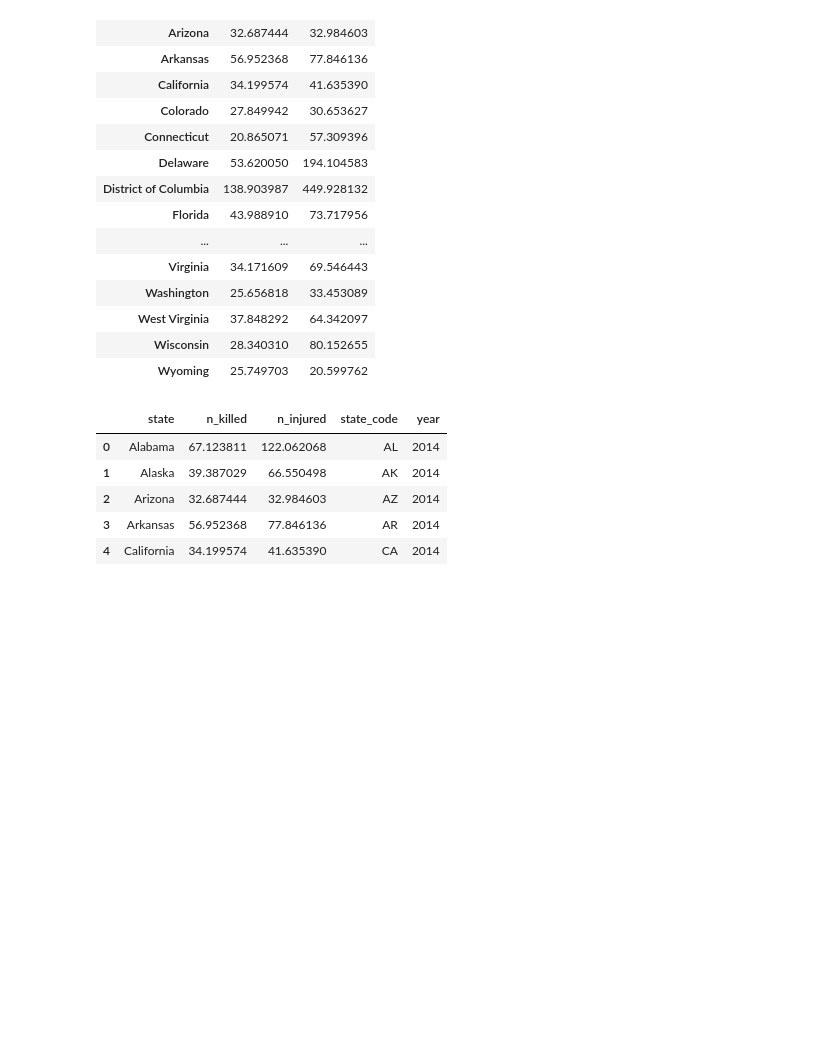
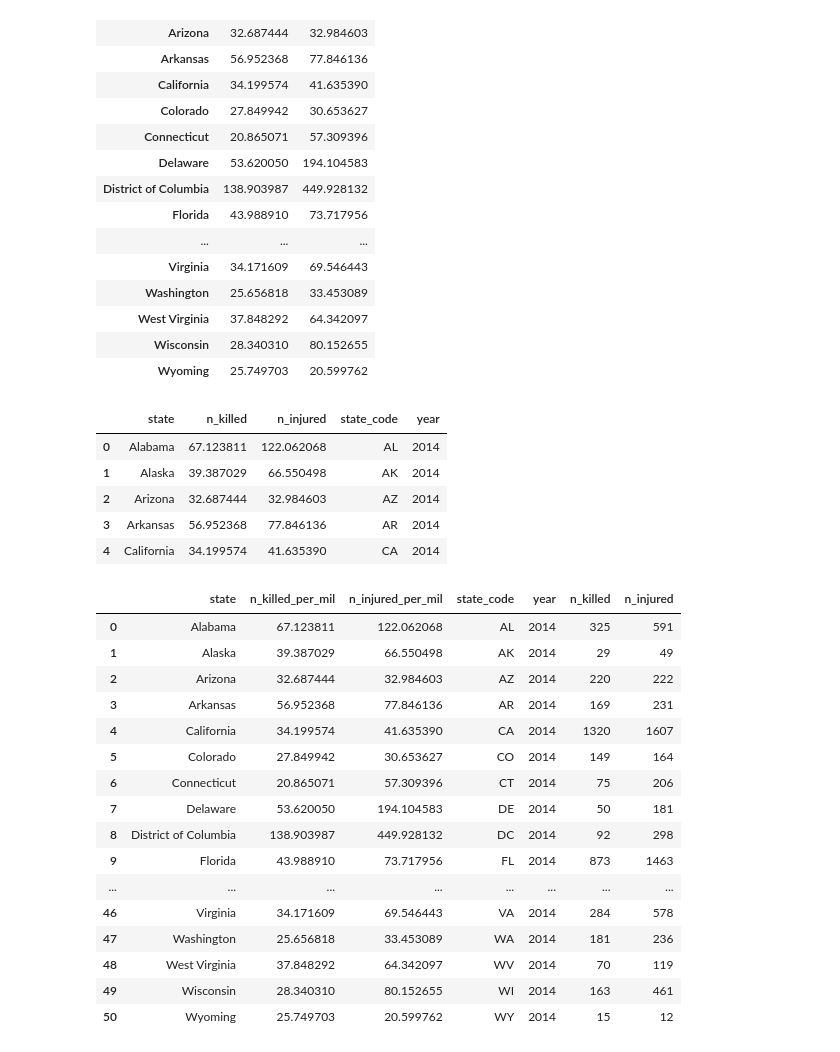
Before and after one commit to JordanSchafer/gunViolenceInAmerica, a Jupyter notebook: python/GV_Cleaning.ipynb, the cells around one changed output. Cells and saved outputs as stored; diff of their text form; code cells hidden in the pictures; blank space fills up the shorter version.

```diff
--- a/python/GV_Cleaning.ipynb
+++ b/python/GV_Cleaning.ipynb
@@ -8,7 +8,7 @@ from sqlalchemy.ext.automap import automap_base
 from sqlalchemy.orm import Session
 from sqlalchemy import create_engine, inspect, func
 # %%
-gun_file="gun-violence.csv"
+gun_file="../gun-violence.csv"
 pop_file="estpop.csv"
 # %%
 gv_df=pd.read_csv(gun_file,parse_dates=['date'],index_col=['date'])
@@ -186,6 +186,27 @@ gv_2014_permil.head()
 | 2 | Arizona | 32.687444 | 32.984603 | AZ | 2014 |
 | 3 | Arkansas | 56.952368 | 77.846136 | AR | 2014 |
 | 4 | California | 34.199574 | 41.635390 | CA | 2014 |
+# %%
+gv_2014_permil.merge(gv_2014_state, on="state",suffixes=("_per_mil",""))
+gv_2014_permil
+# %% [output]
+|  | state | n_killed_per_mil | n_injured_per_mil | state_code | year | n_killed | n_injured |
+| 0 | Alabama | 67.123811 | 122.062068 | AL | 2014 | 325 | 591 |
+| 1 | Alaska | 39.387029 | 66.550498 | AK | 2014 | 29 | 49 |
+| 2 | Arizona | 32.687444 | 32.984603 | AZ | 2014 | 220 | 222 |
+| 3 | Arkansas | 56.952368 | 77.846136 | AR | 2014 | 169 | 231 |
+| 4 | California | 34.199574 | 41.635390 | CA | 2014 | 1320 | 1607 |
+| 5 | Colorado | 27.849942 | 30.653627 | CO | 2014 | 149 | 164 |
+| 6 | Connecticut | 20.865071 | 57.309396 | CT | 2014 | 75 | 206 |
+| 7 | Delaware | 53.620050 | 194.104583 | DE | 2014 | 50 | 181 |
+| 8 | District of Columbia | 138.903987 | 449.928132 | DC | 2014 | 92 | 298 |
+| 9 | Florida | 43.988910 | 73.717956 | FL | 2014 | 873 | 1463 |
+| ... | ... | ... | ... | ... | ... | ... | ... |
+| 46 | Virginia | 34.171609 | 69.546443 | VA | 2014 | 284 | 578 |
+| 47 | Washington | 25.656818 | 33.453089 | WA | 2014 | 181 | 236 |
+| 48 | West Virginia | 37.848292 | 64.342097 | WV | 2014 | 70 | 119 |
+| 49 | Wisconsin | 28.340310 | 80.152655 | WI | 2014 | 163 | 461 |
+| 50 | Wyoming | 25.749703 | 20.599762 | WY | 2014 | 15 | 12 |
 # %%
 fig = px.choropleth(gv_2014_permil.groupby('state_code')['n_killed'].sum().reset_index(), locations='state_code', locationmode="USA-states", color='n_killed', scope="usa", color_continuous_scale="Viridis")
 fig.show()
```
Also changed, not shown: parts of 9 cells of this notebook, 9 other files.
